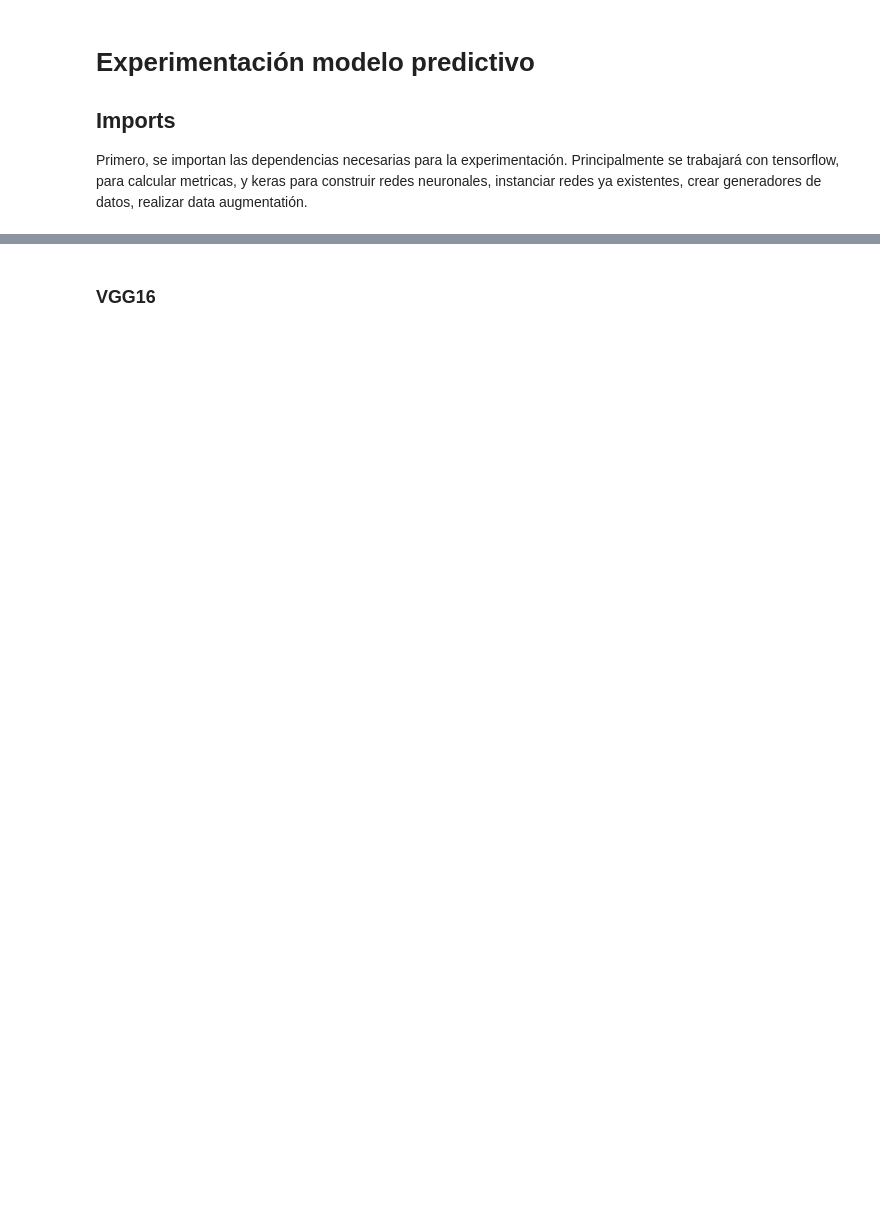
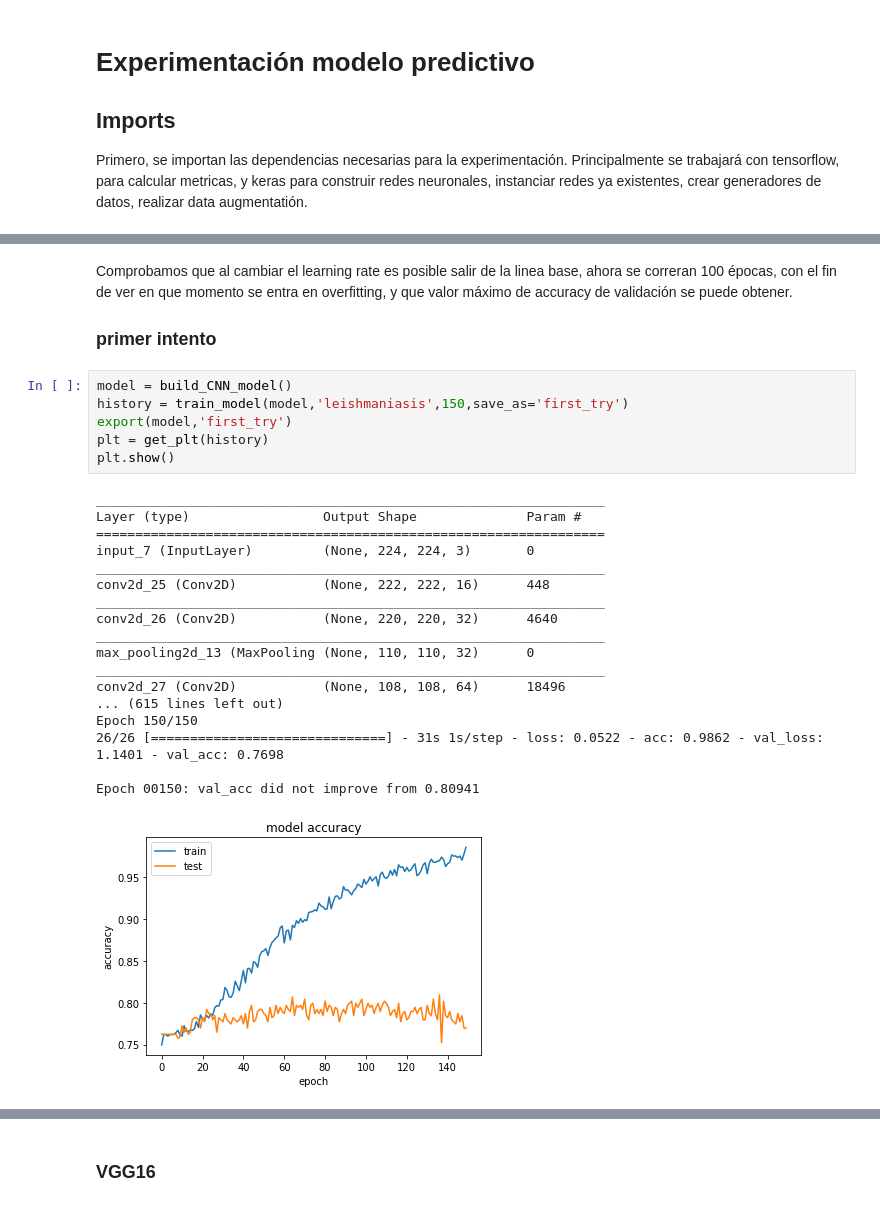
Before and after one commit to diegolamus/InvestigacionLeishmaniasis, a Jupyter notebook: ModeloPredictivo/Experiment.ipynb, the cells around one changed output, grey strips where cells are left out. Saved outputs shown, nothing was run; the diff lists cells and outputs as text; blank space fills up the shorter version.

```diff
--- a/ModeloPredictivo/Experiment.ipynb
+++ b/ModeloPredictivo/Experiment.ipynb
@@ -230,0 +282,29 @@ export(model)
+# %% [markdown]
+Comprobamos que al cambiar el learning rate es posible salir de la linea base, ahora se correran 100 épocas, con el fin de ver en que momento se entra en overfitting, y que valor máximo de accuracy de validación se puede obtener.
+
+### primer intento
+# %%
+model = build_CNN_model()
+history = train_model(model,'leishmaniasis',150,save_as='first_try')
+export(model,'first_try')
+plt = get_plt(history)
+plt.show()
+# %% [output]
+_________________________________________________________________
+Layer (type)                 Output Shape              Param #
+=================================================================
+input_7 (InputLayer)         (None, 224, 224, 3)       0
+_________________________________________________________________
+conv2d_25 (Conv2D)           (None, 222, 222, 16)      448
+_________________________________________________________________
+conv2d_26 (Conv2D)           (None, 220, 220, 32)      4640
+_________________________________________________________________
+max_pooling2d_13 (MaxPooling (None, 110, 110, 32)      0
+_________________________________________________________________
+conv2d_27 (Conv2D)           (None, 108, 108, 64)      18496
+... (615 lines left out)
+Epoch 150/150
+26/26 [==============================] - 31s 1s/step - loss: 0.0522 - acc: 0.9862 - val_loss: 1.1401 - val_acc: 0.7698
+
+Epoch 00150: val_acc did not improve from 0.80941
+[figure, added]
```
Also changed, not shown: parts of 57 cells of this notebook, 2 other files.
